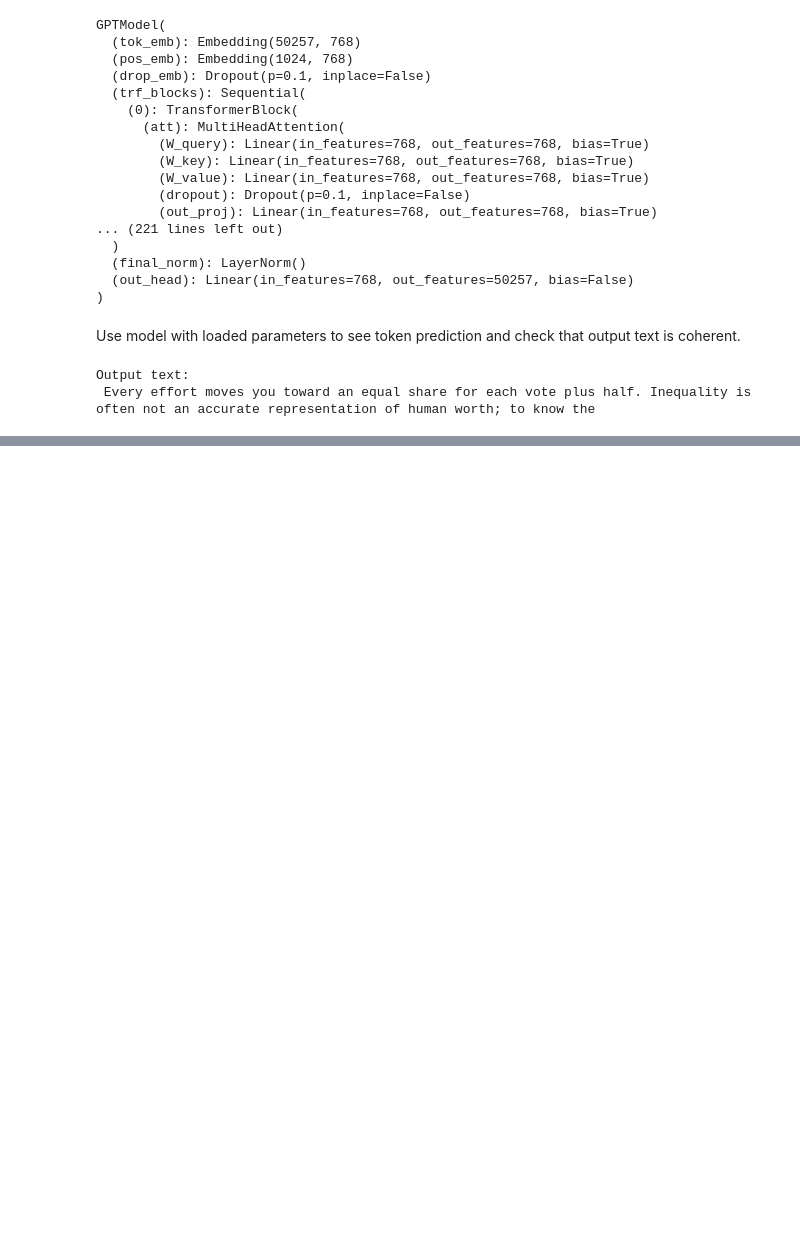
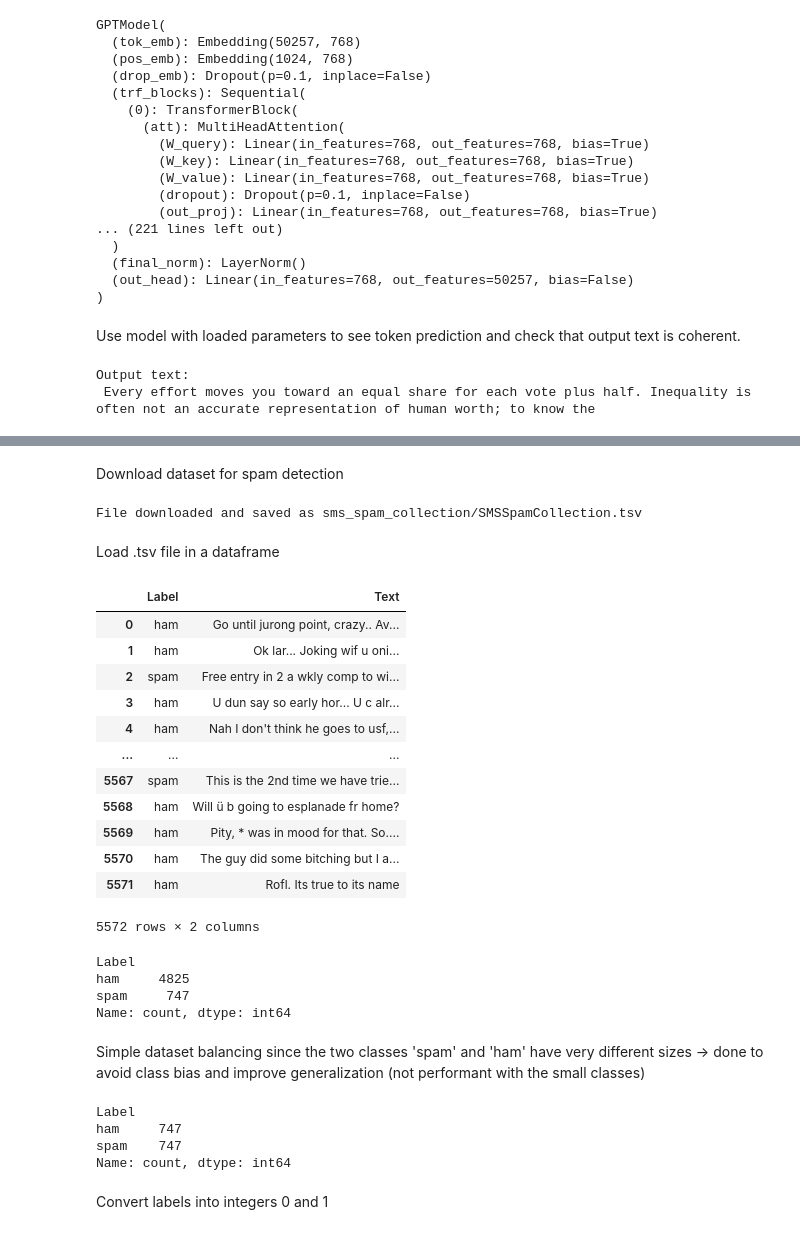
Before and after one commit to Ele975/LLM_from_scratch, a Jupyter notebook: LLM_from_scratch.ipynb, the cells around one changed output, grey strips where cells are left out. Saved outputs shown, nothing was run; the diff lists cells and outputs as text; code cells hidden in the pictures; blank space fills up the shorter version.

```diff
--- a/LLM_from_scratch.ipynb
+++ b/LLM_from_scratch.ipynb
@@ -1531,0 +1558,12 @@ Output text:
+# %% [markdown]
+Download dataset for spam detection
+# %%
+url = "https://archive.ics.uci.edu/static/public/228/sms+spam+collection.zip"
+# name of downloaded file
+zip_path = "sms_spam_collection.zip"
+# where the unzipped file is stored
+extracted_path = "sms_spam_collection"
+# create path pointing to sms_spam_collection appending SMSSpamCollection to the path -> after the unzip the dataset will be called SMSSpamCollection.tsv
+data_file_path = Path(extracted_path) / "SMSSpamCollection.tsv"
+
+tokenizer = tiktoken.get_encoding("gpt2")
@@ -1531,0 +1587,33 @@ Output text:
+# %%
+download_and_unzip_spam_data(url, zip_path, extracted_path, data_file_path)
+# %% [output]
+File downloaded and saved as sms_spam_collection/SMSSpamCollection.tsv
+# %% [markdown]
+Load .tsv file in a dataframe
+# %%
+# /t since it it tab-separated (TSV) to know how to separate columns
+df = pd.read_csv(data_file_path, sep="\t", header=None, names=["Label", "Text"] )
+df
+# %% [output]
+|  | Label | Text |
+| 0 | ham | Go until jurong point, crazy.. Av... |
+| 1 | ham | Ok lar... Joking wif u oni... |
+| 2 | spam | Free entry in 2 a wkly comp to wi... |
+| 3 | ham | U dun say so early hor... U c alr... |
+| 4 | ham | Nah I don't think he goes to usf,... |
+| ... | ... | ... |
+| 5567 | spam | This is the 2nd time we have trie... |
+| 5568 | ham | Will ü b going to esplanade fr home? |
+| 5569 | ham | Pity, * was in mood for that. So.... |
+| 5570 | ham | The guy did some bitching but I a... |
+| 5571 | ham | Rofl. Its true to its name |
+5572 rows × 2 columns
+# %%
+print(df["Label"].value_counts())
+# %% [output]
+Label
+ham     4825
+spam     747
+Name: count, dtype: int64
+# %% [markdown]
+Simple dataset balancing since the two classes 'spam' and 'ham' have very different sizes -> done to avoid class bias and improve generalization (not performant with the small classes)
@@ -1531,0 +1628,10 @@ Output text:
+# %%
+balanced_df = create_balanced_dataset(df)
+print(balanced_df["Label"].value_counts())
+# %% [output]
+Label
+ham     747
+spam    747
+Name: count, dtype: int64
+# %% [markdown]
+Convert labels into integers 0 and 1
```
Also changed, not shown: parts of 69 cells of this notebook.
